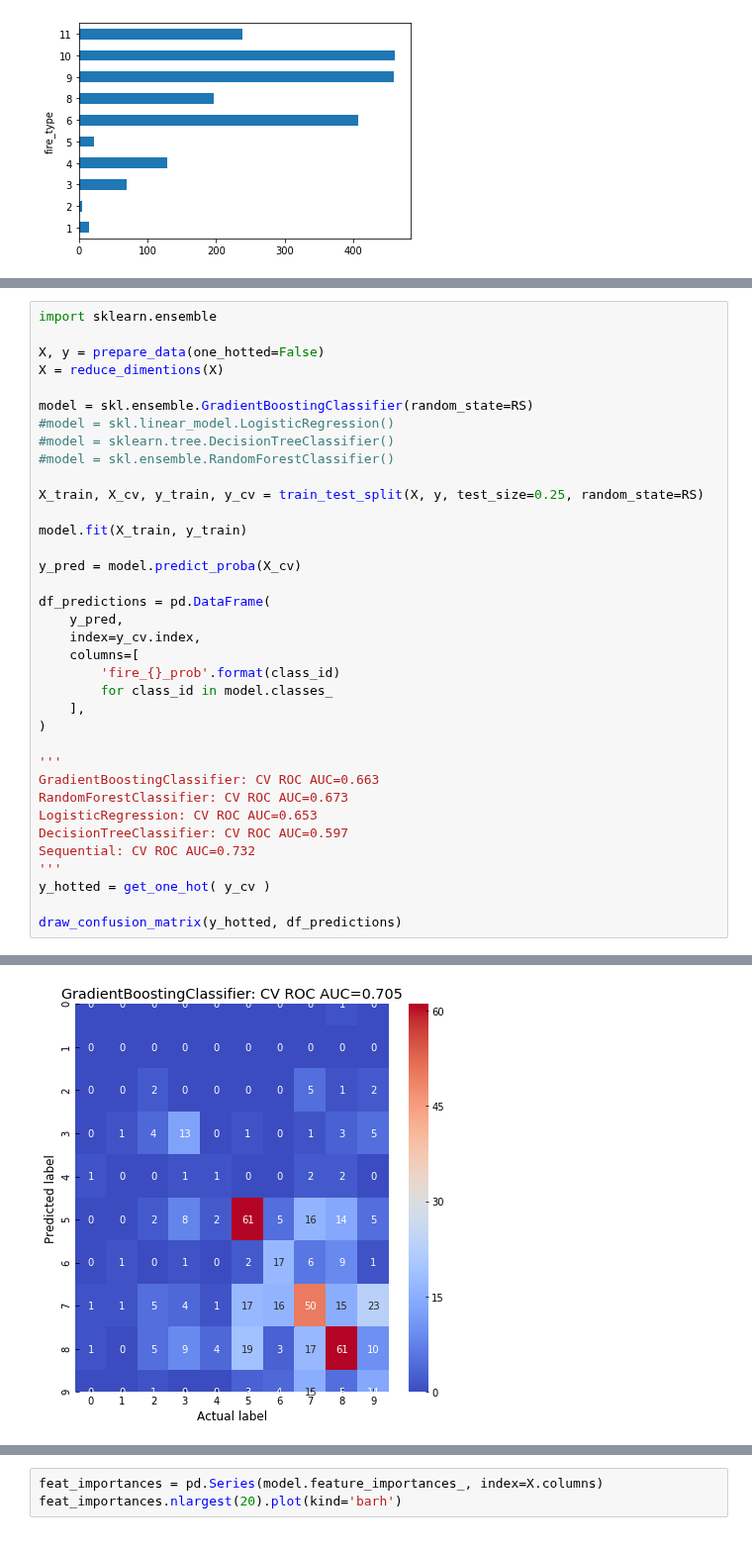
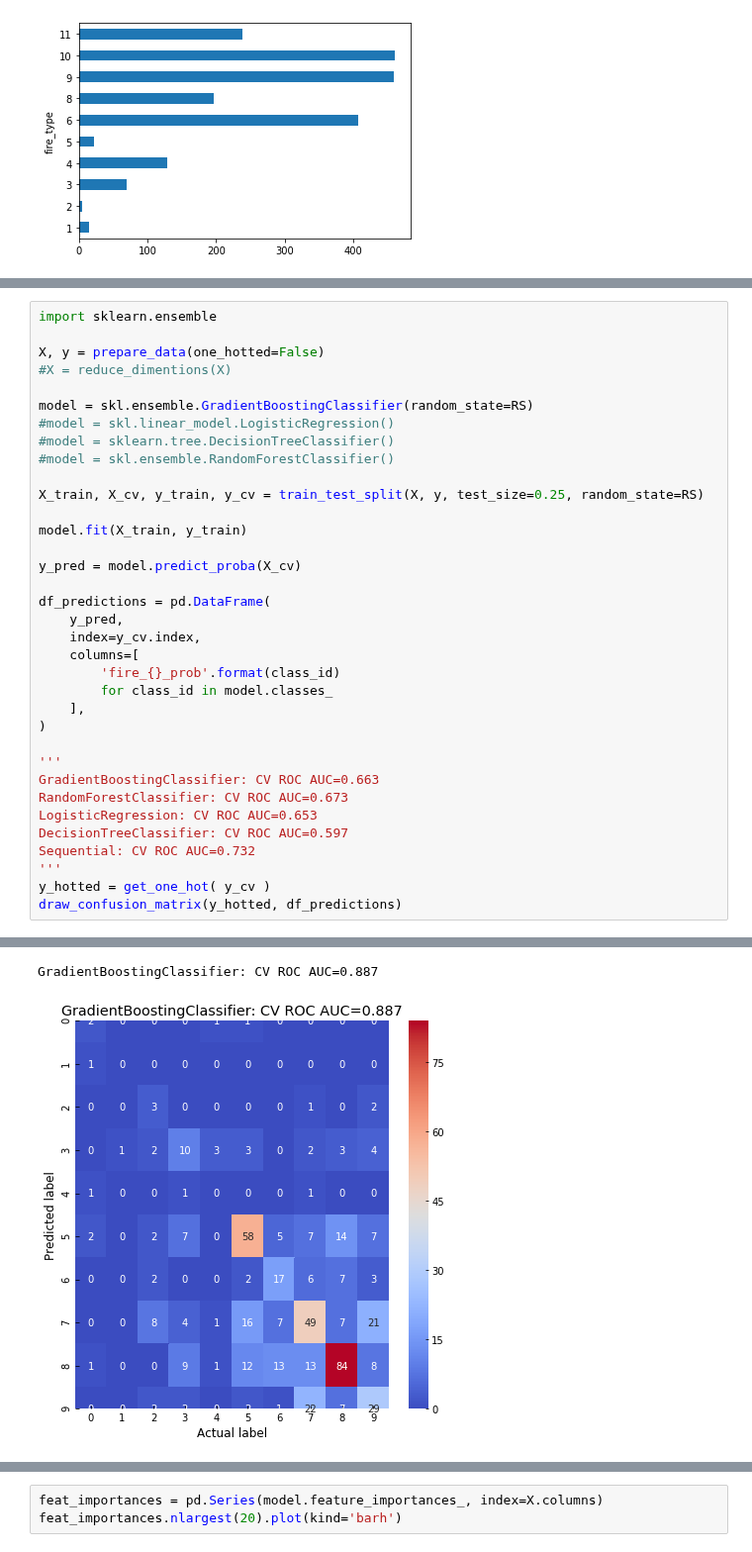
Before and after one commit to andygoosh/wildfire.sberbank.ai, a Jupyter notebook: workinprogress.ipynb, the cells around one changed output, grey strips where cells are left out. Shown at 99% size. Drawn from its saved outputs; the diff is of its cells as text.

```diff
--- a/workinprogress.ipynb
+++ b/workinprogress.ipynb
@@ -240,7 +266,7 @@ Name: fire_type, dtype: int64
 import sklearn.ensemble
 
 X, y = prepare_data(one_hotted=False)
-X = reduce_dimentions(X)
+#X = reduce_dimentions(X)
 
 model = skl.ensemble.GradientBoostingClassifier(random_state=RS)
 #model = skl.linear_model.LogisticRegression()
@@ -270,6 +296,5 @@ DecisionTreeClassifier: CV ROC AUC=0.597
 Sequential: CV ROC AUC=0.732
 '''
 y_hotted = get_one_hot( y_cv )
-
 draw_confusion_matrix(y_hotted, df_predictions)
 # %% [output]
@@ -277 +304,2 @@ GradientBoostingClassifier: CV ROC AUC=0.705
+GradientBoostingClassifier: CV ROC AUC=0.887
-[figure, old version]
+[figure, new version]
```
Also changed, not shown: parts of 12 cells of this notebook.
